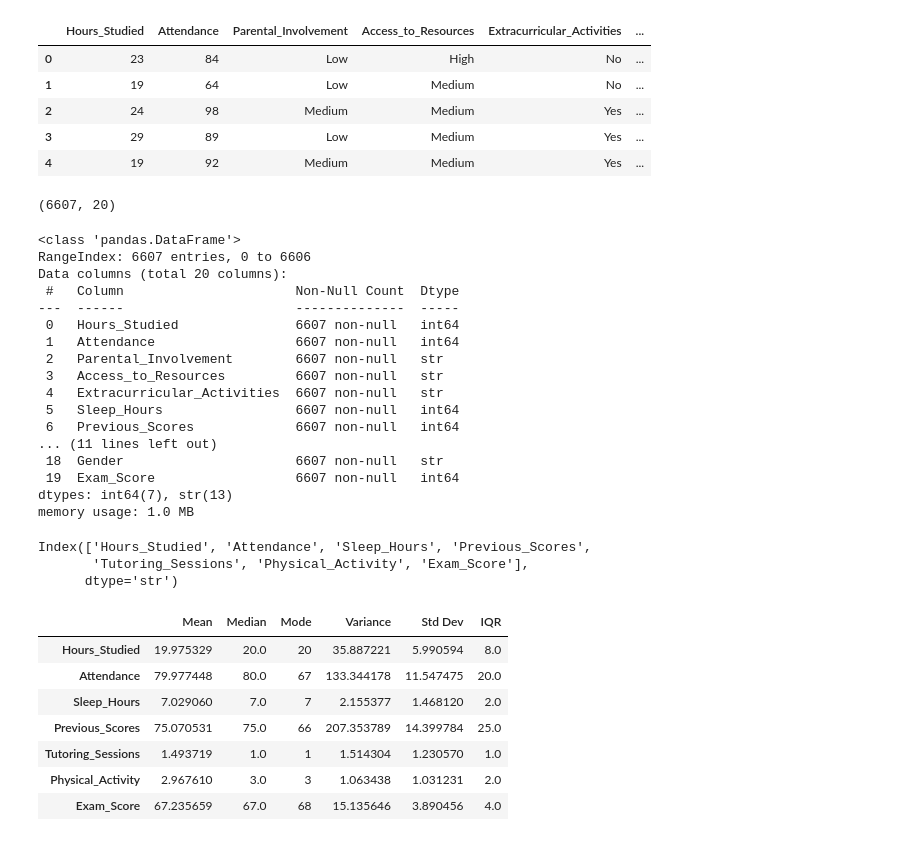
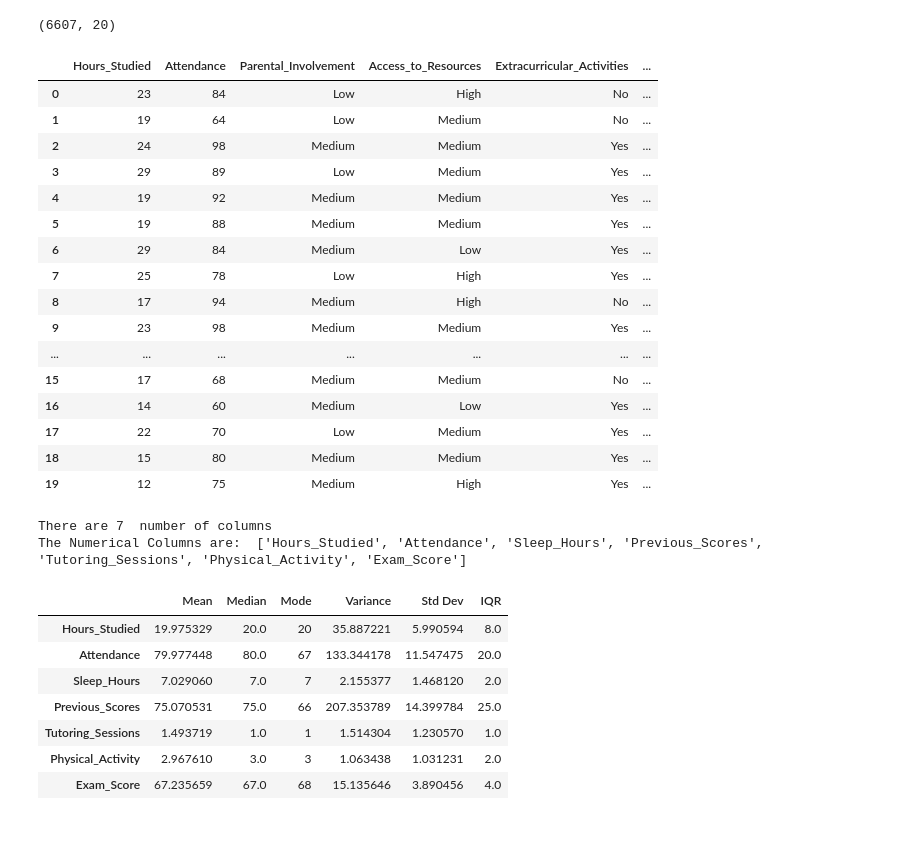
Before and after one commit to minSara02-FromTheStart/CSE303_Project_, a Jupyter notebook: StudentPerformanceFactors.ipynb, the cells around one changed output. Saved outputs shown, nothing was run; the diff lists cells and outputs as text; code cells hidden in the pictures.

Commit message:
len,list

```diff
--- a/StudentPerformanceFactors.ipynb
+++ b/StudentPerformanceFactors.ipynb
@@ -9,44 +9,36 @@ import matplotlib.pyplot as plt
 from pathlib import Path
 # %%
 df = pd.read_csv("StudentPerformanceFactors.csv")
-# %%
-df.head()
-# %% [output]
-|  | Hours_Studied | Attendance | Parental_Involvement | Access_to_Resources | Extracurricular_Activities | ... |
-| 0 | 23 | 84 | Low | High | No | ... |
-| 1 | 19 | 64 | Low | Medium | No | ... |
-| 2 | 24 | 98 | Medium | Medium | Yes | ... |
-| 3 | 29 | 89 | Low | Medium | Yes | ... |
-| 4 | 19 | 92 | Medium | Medium | Yes | ... |
 # %%
 df.shape
 # %% [output]
 (6607, 20)
-# %%
-df.info()
-# %% [output]
-<class 'pandas.DataFrame'>
-RangeIndex: 6607 entries, 0 to 6606
-Data columns (total 20 columns):
- #   Column                      Non-Null Count  Dtype
----  ------                      --------------  -----
- 0   Hours_Studied               6607 non-null   int64
- 1   Attendance                  6607 non-null   int64
- 2   Parental_Involvement        6607 non-null   str
- 3   Access_to_Resources         6607 non-null   str
- 4   Extracurricular_Activities  6607 non-null   str
- 5   Sleep_Hours                 6607 non-null   int64
- 6   Previous_Scores             6607 non-null   int64
-... (11 lines left out)
- 18  Gender                      6607 non-null   str
- 19  Exam_Score                  6607 non-null   int64
-dtypes: int64(7), str(13)
-memory usage: 1.0 MB
+# %%
+df.head(20)
+# %% [output]
+|  | Hours_Studied | Attendance | Parental_Involvement | Access_to_Resources | Extracurricular_Activities | ... |
+| 0 | 23 | 84 | Low | High | No | ... |
+| 1 | 19 | 64 | Low | Medium | No | ... |
+| 2 | 24 | 98 | Medium | Medium | Yes | ... |
+| 3 | 29 | 89 | Low | Medium | Yes | ... |
+| 4 | 19 | 92 | Medium | Medium | Yes | ... |
+| 5 | 19 | 88 | Medium | Medium | Yes | ... |
+| 6 | 29 | 84 | Medium | Low | Yes | ... |
+| 7 | 25 | 78 | Low | High | Yes | ... |
+| 8 | 17 | 94 | Medium | High | No | ... |
+| 9 | 23 | 98 | Medium | Medium | Yes | ... |
+| ... | ... | ... | ... | ... | ... | ... |
+| 15 | 17 | 68 | Medium | Medium | No | ... |
+| 16 | 14 | 60 | Medium | Low | Yes | ... |
+| 17 | 22 | 70 | Low | Medium | Yes | ... |
+| 18 | 15 | 80 | Medium | Medium | Yes | ... |
+| 19 | 12 | 75 | Medium | High | Yes | ... |
 # %%
-num_cols = df.select_dtypes(include=['int64','float64']).columns
-num_cols
+num_cols = df.select_dtypes(include='number').columns
+
+print("There are", len(num_cols) ," number of columns")
+print("The Numerical Columns are: ", list(num_cols))
 # %% [output]
-Index(['Hours_Studied', 'Attendance', 'Sleep_Hours', 'Previous_Scores',
-       'Tutoring_Sessions', 'Physical_Activity', 'Exam_Score'],
-      dtype='str')
+There are 7  number of columns
+The Numerical Columns are:  ['Hours_Studied', 'Attendance', 'Sleep_Hours', 'Previous_Scores', 'Tutoring_Sessions', 'Physical_Activity', 'Exam_Score']
 # %%
```
Also changed, not shown: parts of 1 cell of this notebook.
